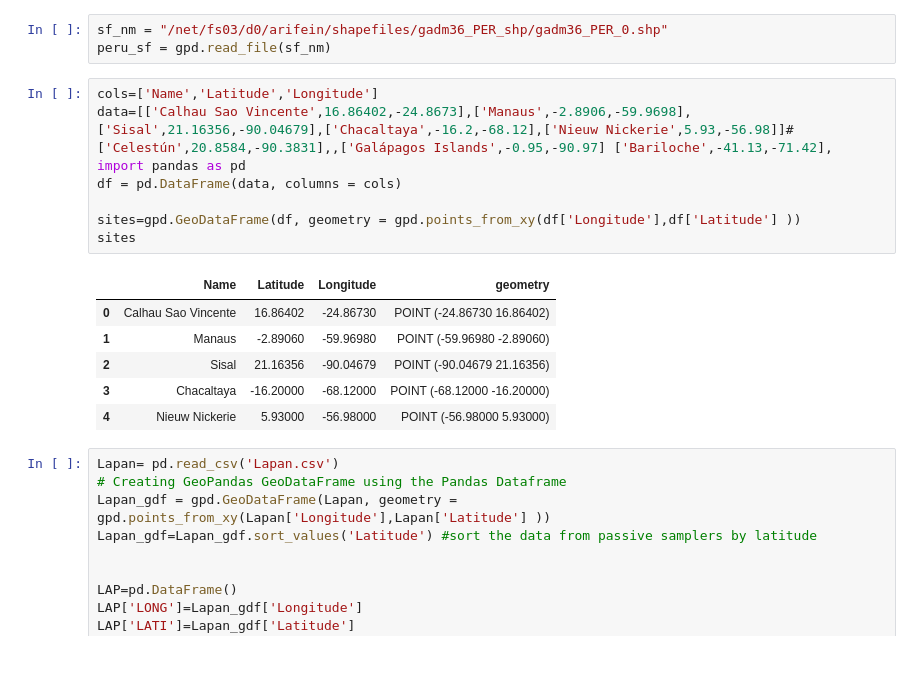
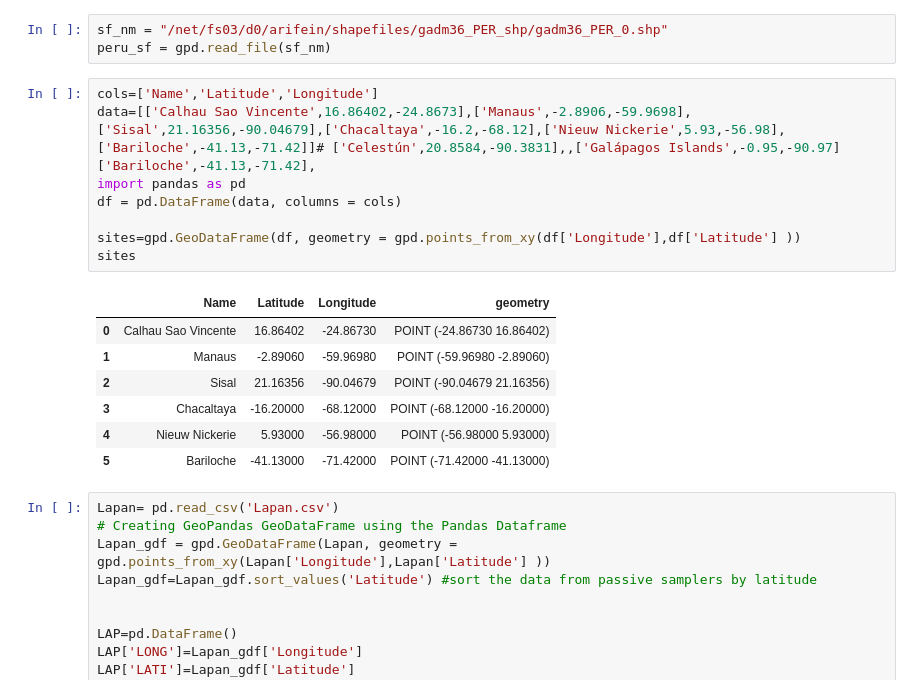
Before and after one commit to Shakes-tzd/MIT_TPP_thesis, a Jupyter notebook: JPnotebooks/GMOS_map.ipynb, the cells around one changed output. Drawn from its saved outputs; the diff is of its cells as text; blank space fills up the shorter version.

```diff
--- a/JPnotebooks/GMOS_map.ipynb
+++ b/JPnotebooks/GMOS_map.ipynb
@@ -40,19 +40,20 @@ sf_nm = "/net/fs03/d0/arifein/shapefiles/gadm36_PER_shp/gadm36_PER_0.shp"
 peru_sf = gpd.read_file(sf_nm)
 # %%
 cols=['Name','Latitude','Longitude']
-data=[['Calhau Sao Vincente',16.86402,-24.8673],['Manaus',-2.8906,-59.9698],['Sisal',21.16356,-90.04679],['Chacaltaya',-16.2,-68.12],['Nieuw Nickerie',5.93,-56.98]]# ['Celestún',20.8584,-90.3831],,['Galápagos Islands',-0.95,-90.97] ['Bariloche',-41.13,-71.42],
+data=[['Calhau Sao Vincente',16.86402,-24.8673],['Manaus',-2.8906,-59.9698],['Sisal',21.16356,-90.04679],['Chacaltaya',-16.2,-68.12],['Nieuw Nickerie',5.93,-56.98],['Bariloche',-41.13,-71.42]]# ['Celestún',20.8584,-90.3831],,['Galápagos Islands',-0.95,-90.97] ['Bariloche',-41.13,-71.42],
 import pandas as pd
 df = pd.DataFrame(data, columns = cols)
 
 sites=gpd.GeoDataFrame(df, geometry = gpd.points_from_xy(df['Longitude'],df['Latitude'] ))
 sites
 # %% [output]
 |  | Name | Latitude | Longitude | geometry |
 | 0 | Calhau Sao Vincente | 16.86402 | -24.86730 | POINT (-24.86730 16.86402) |
 | 1 | Manaus | -2.89060 | -59.96980 | POINT (-59.96980 -2.89060) |
 | 2 | Sisal | 21.16356 | -90.04679 | POINT (-90.04679 21.16356) |
 | 3 | Chacaltaya | -16.20000 | -68.12000 | POINT (-68.12000 -16.20000) |
 | 4 | Nieuw Nickerie | 5.93000 | -56.98000 | POINT (-56.98000 5.93000) |
+| 5 | Bariloche | -41.13000 | -71.42000 | POINT (-71.42000 -41.13000) |
 # %%
 Lapan= pd.read_csv('Lapan.csv')
 # Creating GeoPandas GeoDataFrame using the Pandas Dataframe
```
Also changed, not shown: parts of 2 cells of this notebook, 11 other files.
